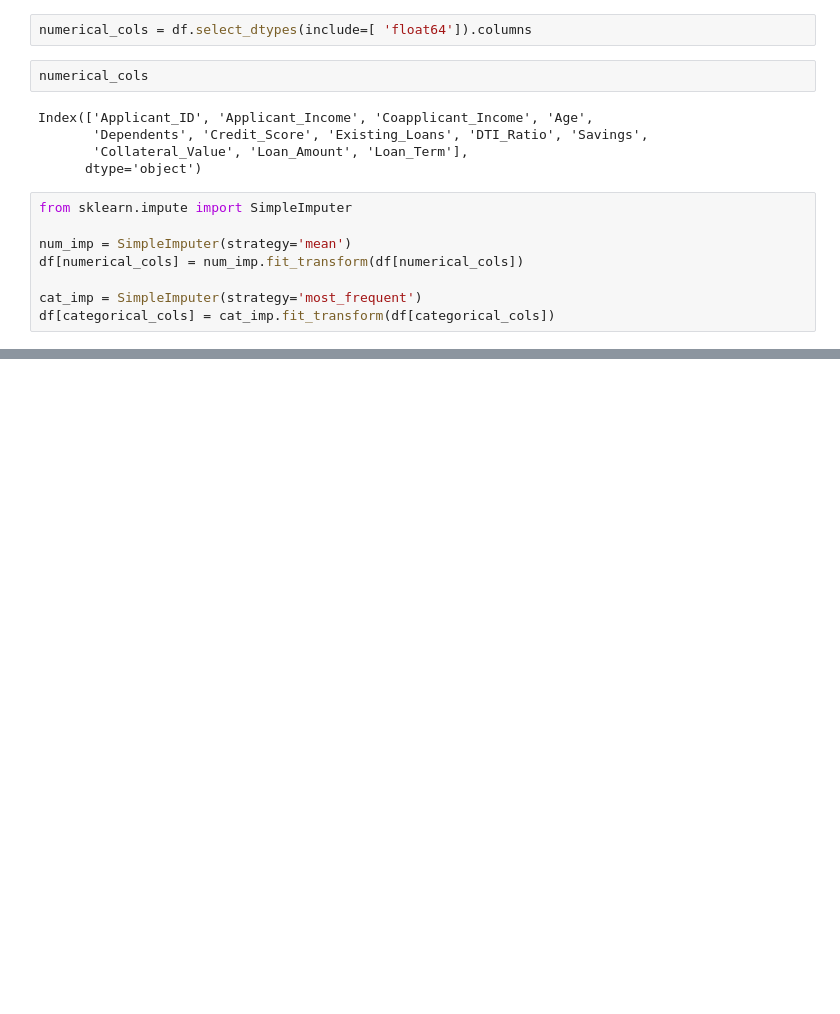
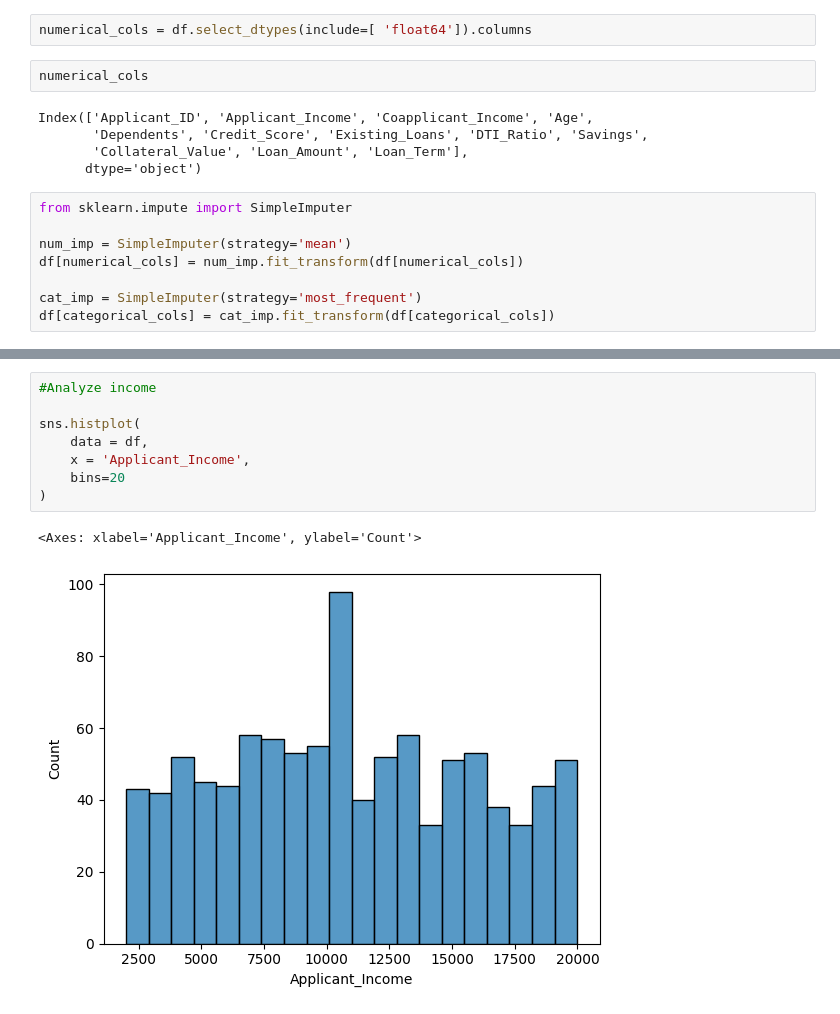
Before and after one commit to Yuval-Varke/ML_2.0, a Jupyter notebook: Credit_wise/Credit_wise.ipynb, the cells around one changed output, grey strips where cells are left out. Cells and saved outputs as stored; diff of their text form; blank space fills up the shorter version.

```diff
--- a/Credit_wise/Credit_wise.ipynb
+++ b/Credit_wise/Credit_wise.ipynb
@@ -62,0 +96,11 @@ df[categorical_cols] = cat_imp.fit_transform(df[categorical_cols])
+# %%
+#Analyze income
+
+sns.histplot(
+    data = df,
+    x = 'Applicant_Income',
+    bins=20
+)
+# %% [output]
+<Axes: xlabel='Applicant_Income', ylabel='Count'>
+[figure, added]
```
Also changed, not shown: parts of 12 cells of this notebook.
